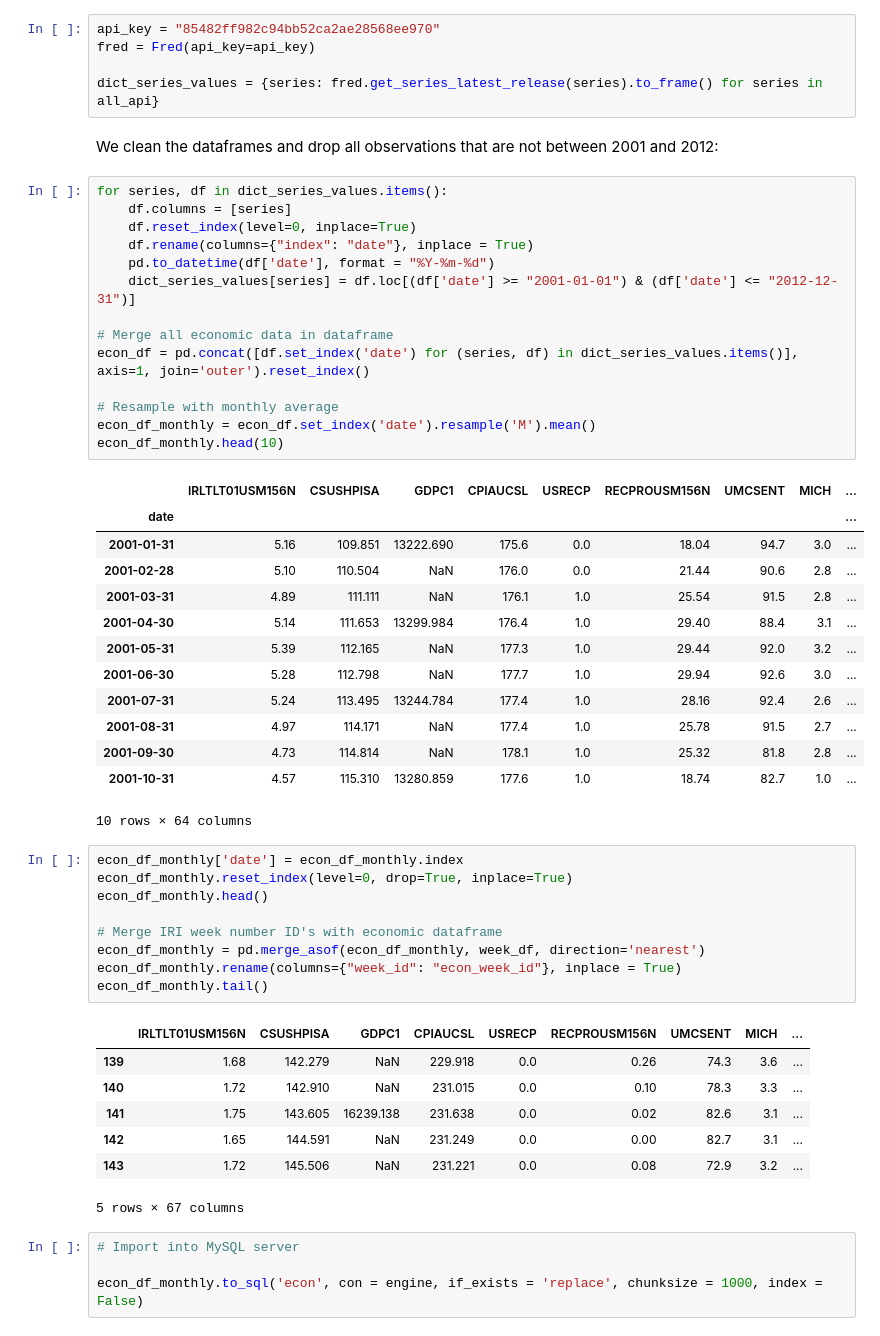
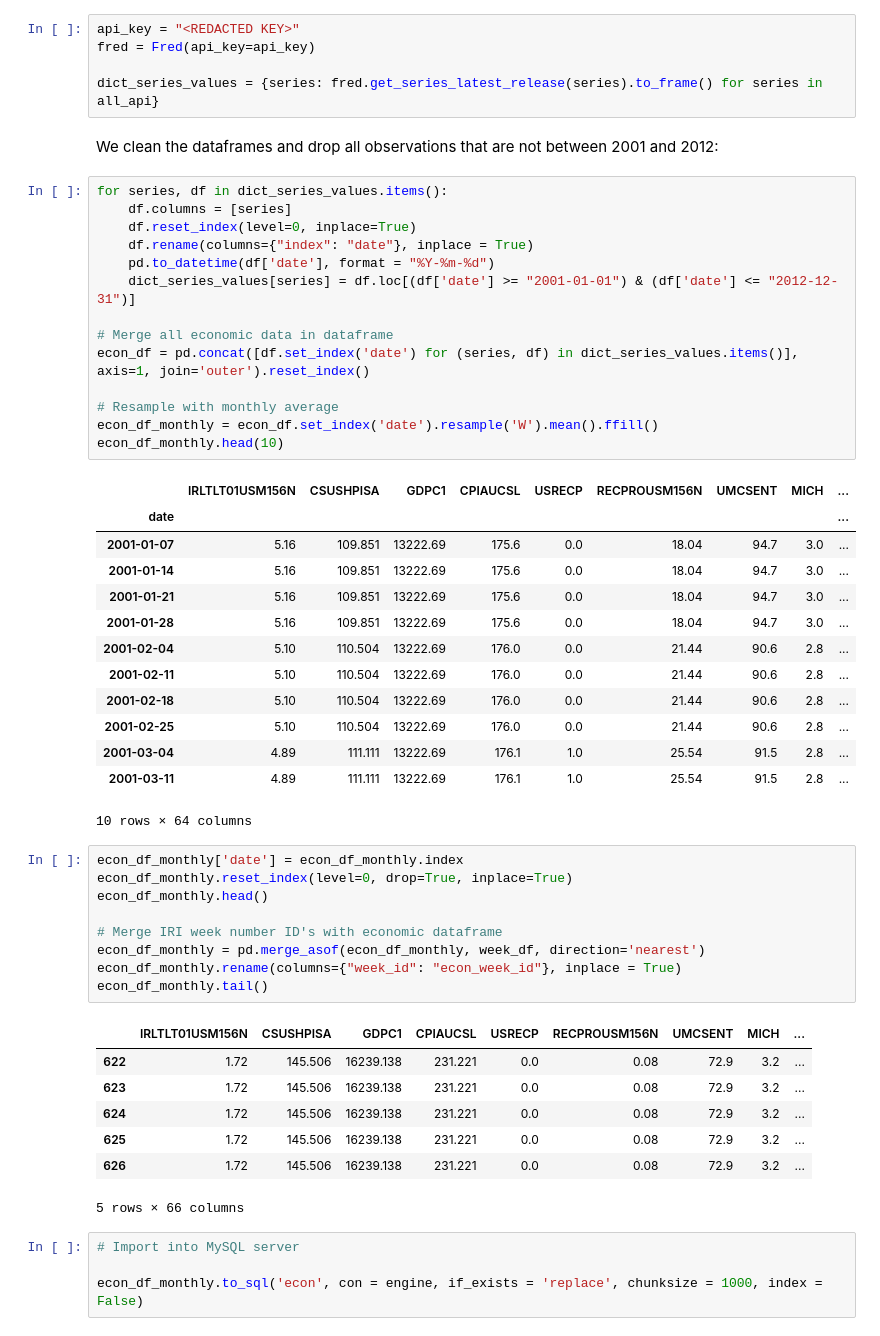
Before and after one commit to benedictau1993/beer-sales-economy, a Jupyter notebook: finalProjectNotebook.ipynb, the cells around one changed output. Saved outputs shown, nothing was run; the diff lists cells and outputs as text.

```diff
--- a/finalProjectNotebook.ipynb
+++ b/finalProjectNotebook.ipynb
@@ -668,7 +668,7 @@ Upon setting up the API credentials, we pull data from FRED and nest it in DICTI
 
 Sometimes the API reaches 504 Gateway Timeout error and yells at you. Just keep trying:
 # %%
-api_key = "85482ff982c94bb52ca2ae28568ee970"
+api_key = "<REDACTED KEY>"
 fred = Fred(api_key=api_key)
 
 dict_series_values = {series: fred.get_series_latest_release(series).to_frame() for series in all_api}
@@ -677,30 +677,30 @@ We clean the dataframes and drop all observations that are not between 2001 and
 # %%
 for series, df in dict_series_values.items():
     df.columns = [series]
     df.reset_index(level=0, inplace=True)
     df.rename(columns={"index": "date"}, inplace = True)
     pd.to_datetime(df['date'], format = "%Y-%m-%d")
     dict_series_values[series] = df.loc[(df['date'] >= "2001-01-01") & (df['date'] <= "2012-12-31")]
 
 # Merge all economic data in dataframe
 econ_df = pd.concat([df.set_index('date') for (series, df) in dict_series_values.items()], axis=1, join='outer').reset_index()
 
 # Resample with monthly average
-econ_df_monthly = econ_df.set_index('date').resample('M').mean()
+econ_df_monthly = econ_df.set_index('date').resample('W').mean().ffill()
 econ_df_monthly.head(10)
 # %% [output]
 |  | IRLTLT01USM156N | CSUSHPISA | GDPC1 | CPIAUCSL | USRECP | RECPROUSM156N | UMCSENT | MICH | ... |
 | date |  |  |  |  |  |  |  |  | ... |
-| 2001-01-31 | 5.16 | 109.851 | 13222.690 | 175.6 | 0.0 | 18.04 | 94.7 | 3.0 | ... |
-| 2001-02-28 | 5.10 | 110.504 | NaN | 176.0 | 0.0 | 21.44 | 90.6 | 2.8 | ... |
-| 2001-03-31 | 4.89 | 111.111 | NaN | 176.1 | 1.0 | 25.54 | 91.5 | 2.8 | ... |
-| 2001-04-30 | 5.14 | 111.653 | 13299.984 | 176.4 | 1.0 | 29.40 | 88.4 | 3.1 | ... |
-| 2001-05-31 | 5.39 | 112.165 | NaN | 177.3 | 1.0 | 29.44 | 92.0 | 3.2 | ... |
-| 2001-06-30 | 5.28 | 112.798 | NaN | 177.7 | 1.0 | 29.94 | 92.6 | 3.0 | ... |
-| 2001-07-31 | 5.24 | 113.495 | 13244.784 | 177.4 | 1.0 | 28.16 | 92.4 | 2.6 | ... |
-| 2001-08-31 | 4.97 | 114.171 | NaN | 177.4 | 1.0 | 25.78 | 91.5 | 2.7 | ... |
-| 2001-09-30 | 4.73 | 114.814 | NaN | 178.1 | 1.0 | 25.32 | 81.8 | 2.8 | ... |
-| 2001-10-31 | 4.57 | 115.310 | 13280.859 | 177.6 | 1.0 | 18.74 | 82.7 | 1.0 | ... |
+| 2001-01-07 | 5.16 | 109.851 | 13222.69 | 175.6 | 0.0 | 18.04 | 94.7 | 3.0 | ... |
+| 2001-01-14 | 5.16 | 109.851 | 13222.69 | 175.6 | 0.0 | 18.04 | 94.7 | 3.0 | ... |
+| 2001-01-21 | 5.16 | 109.851 | 13222.69 | 175.6 | 0.0 | 18.04 | 94.7 | 3.0 | ... |
+| 2001-01-28 | 5.16 | 109.851 | 13222.69 | 175.6 | 0.0 | 18.04 | 94.7 | 3.0 | ... |
+| 2001-02-04 | 5.10 | 110.504 | 13222.69 | 176.0 | 0.0 | 21.44 | 90.6 | 2.8 | ... |
+| 2001-02-11 | 5.10 | 110.504 | 13222.69 | 176.0 | 0.0 | 21.44 | 90.6 | 2.8 | ... |
+| 2001-02-18 | 5.10 | 110.504 | 13222.69 | 176.0 | 0.0 | 21.44 | 90.6 | 2.8 | ... |
+| 2001-02-25 | 5.10 | 110.504 | 13222.69 | 176.0 | 0.0 | 21.44 | 90.6 | 2.8 | ... |
+| 2001-03-04 | 4.89 | 111.111 | 13222.69 | 176.1 | 1.0 | 25.54 | 91.5 | 2.8 | ... |
+| 2001-03-11 | 4.89 | 111.111 | 13222.69 | 176.1 | 1.0 | 25.54 | 91.5 | 2.8 | ... |
 10 rows × 64 columns
 # %%
 econ_df_monthly['date'] = econ_df_monthly.index
@@ -713,12 +713,12 @@ econ_df_monthly.rename(columns={"week_id": "econ_week_id"}, inplace = True)
 econ_df_monthly.tail()
 # %% [output]
 |  | IRLTLT01USM156N | CSUSHPISA | GDPC1 | CPIAUCSL | USRECP | RECPROUSM156N | UMCSENT | MICH | ... |
-| 139 | 1.68 | 142.279 | NaN | 229.918 | 0.0 | 0.26 | 74.3 | 3.6 | ... |
-| 140 | 1.72 | 142.910 | NaN | 231.015 | 0.0 | 0.10 | 78.3 | 3.3 | ... |
-| 141 | 1.75 | 143.605 | 16239.138 | 231.638 | 0.0 | 0.02 | 82.6 | 3.1 | ... |
-| 142 | 1.65 | 144.591 | NaN | 231.249 | 0.0 | 0.00 | 82.7 | 3.1 | ... |
-| 143 | 1.72 | 145.506 | NaN | 231.221 | 0.0 | 0.08 | 72.9 | 3.2 | ... |
+| 622 | 1.72 | 145.506 | 16239.138 | 231.221 | 0.0 | 0.08 | 72.9 | 3.2 | ... |
+| 623 | 1.72 | 145.506 | 16239.138 | 231.221 | 0.0 | 0.08 | 72.9 | 3.2 | ... |
+| 624 | 1.72 | 145.506 | 16239.138 | 231.221 | 0.0 | 0.08 | 72.9 | 3.2 | ... |
+| 625 | 1.72 | 145.506 | 16239.138 | 231.221 | 0.0 | 0.08 | 72.9 | 3.2 | ... |
+| 626 | 1.72 | 145.506 | 16239.138 | 231.221 | 0.0 | 0.08 | 72.9 | 3.2 | ... |
-5 rows × 67 columns
+5 rows × 66 columns
 # %%
 # Import into MySQL server
 
```
Also changed, not shown: parts of 4 cells of this notebook.
